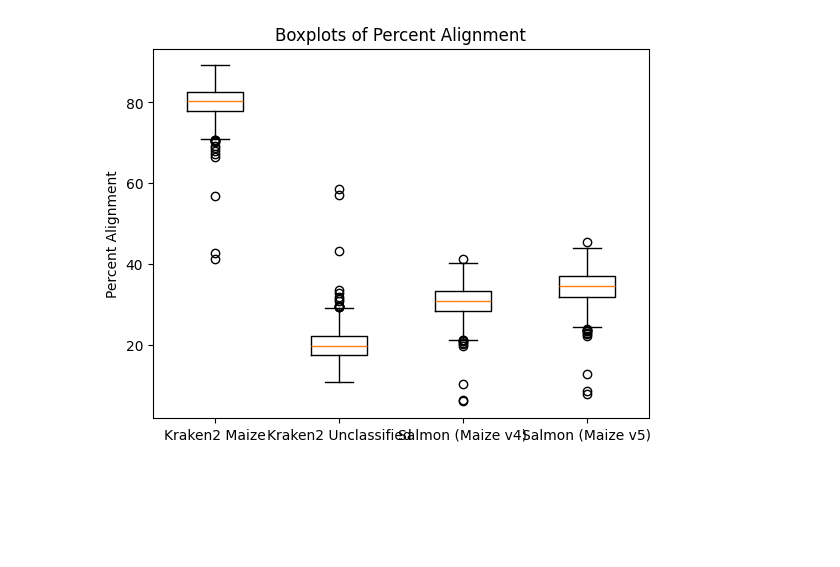
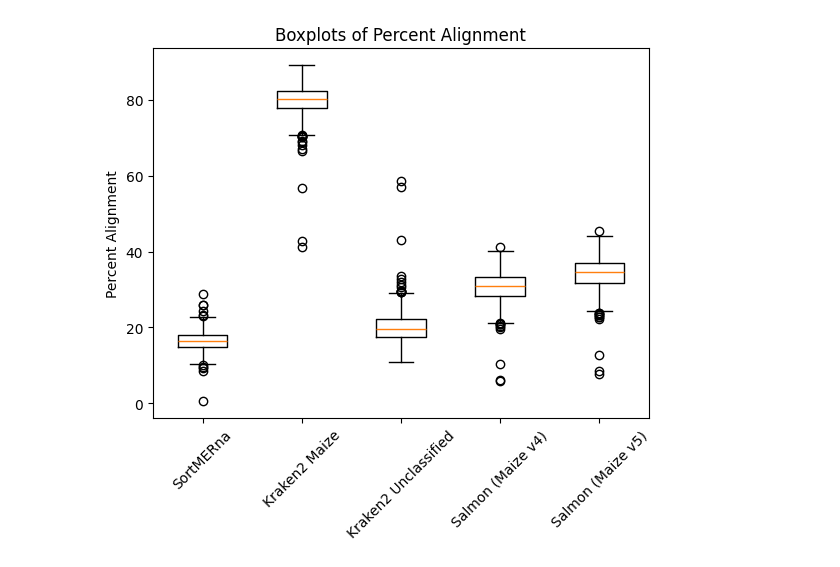
Before and after one commit to SantosRAC/maize_microbiome_transcriptomics, a Jupyter notebook: rnaseq_kremling2018/rrna_mapping_kremling2018.ipynb, the cells around one changed output. Cells and saved outputs as stored; diff of their text form; code cells hidden in the pictures; blank space fills up the shorter version.

Commit message:
Included all plots in a single figure

```diff
--- a/rnaseq_kremling2018/rrna_mapping_kremling2018.ipynb
+++ b/rnaseq_kremling2018/rrna_mapping_kremling2018.ipynb
@@ -14,39 +3,43 @@ df_rrna_kremling.boxplot(column='percent_alignment')
 # %%
 # Read the file and create a dataframe
-df_kraken2maize_kremling = pd.read_csv('~/Repositories/maize_microbiome_transcriptomics/rnaseq_kremling2018/kraken2_kremling2018_maize_mapping_percent.txt',
+df_sortmerna_kremling = pd.read_csv('/media/renato/SSD1TB/Repositories/maize_microbiome_transcriptomics/rnaseq_kremling2018/rrna_kremling2018_alignment_percent.txt',
+                                    header=None, names=['percent_alignment'])
+df_kraken2maize_kremling = pd.read_csv('/media/renato/SSD1TB/Repositories/maize_microbiome_transcriptomics/rnaseq_kremling2018/kraken2_kremling2018_maize_mapping_percent.txt',
                                        header=None, names=['percent_alignment'])
-df_kraken2uncl_kremling = pd.read_csv('~/Repositories/maize_microbiome_transcriptomics/rnaseq_kremling2018/kraken2_kremling2018_uncl_mapping_percent.txt',
+df_kraken2uncl_kremling = pd.read_csv('/media/renato/SSD1TB/Repositories/maize_microbiome_transcriptomics/rnaseq_kremling2018/kraken2_kremling2018_uncl_mapping_percent.txt',
                                        header=None, names=['percent_alignment'])
-df_salmon2zma_kremling = pd.read_csv('~/Repositories/maize_microbiome_transcriptomics/rnaseq_kremling2018/Zma_salmon_mapping.txt',
+df_salmon2zma_kremling = pd.read_csv('/media/renato/SSD1TB/Repositories/maize_microbiome_transcriptomics/rnaseq_kremling2018/Zma_salmon_mapping.txt',
                                        header=None, names=['percent_alignment'])
-df_salmon2zma2_kremling = pd.read_csv('~/Repositories/maize_microbiome_transcriptomics/rnaseq_kremling2018/Zma2_salmon_mapping.txt',
+df_salmon2zma2_kremling = pd.read_csv('/media/renato/SSD1TB/Repositories/maize_microbiome_transcriptomics/rnaseq_kremling2018/Zma2_salmon_mapping.txt',
                                        header=None, names=['percent_alignment'])
 
 # Generate a boxplot
 import matplotlib.pyplot as plt
 
 # Create a figure and axes
 fig, ax = plt.subplots()
 
 # Generate boxplots for each vector of values
-ax.boxplot([df_kraken2maize_kremling['percent_alignment'],
+ax.boxplot([df_sortmerna_kremling['percent_alignment'],
+            df_kraken2maize_kremling['percent_alignment'],
             df_kraken2uncl_kremling['percent_alignment'],
             df_salmon2zma_kremling['percent_alignment'],
             df_salmon2zma2_kremling['percent_alignment']])
 
 # Set the x-axis tick labels
-ax.set_xticklabels(['Kraken2 Maize',
+ax.set_xticklabels(['SortMERna',
+                    'Kraken2 Maize',
                     'Kraken2 Unclassified',
                     'Salmon (Maize v4)',
                     'Salmon (Maize v5)'], rotation=45)
 
 # Set the y-axis label
 ax.set_ylabel('Percent Alignment')
 
 # Set the title
 ax.set_title('Boxplots of Percent Alignment')
 
 # Show the plot
 plt.show()
 # %% [output]
-[figure, old version]
+[figure, new version]
```
Also changed, not shown: parts of 4 cells of this notebook.
